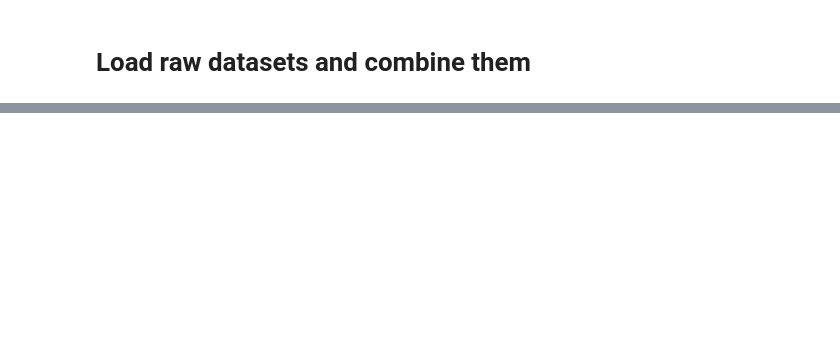
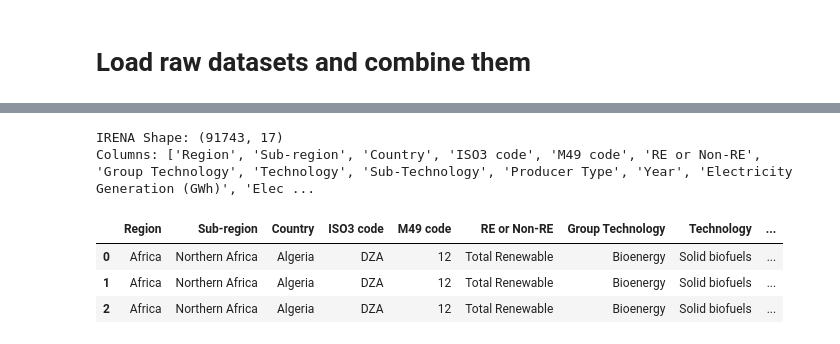
Before and after one commit to SpiralSnowflake/global_energy_analysis, a Jupyter notebook: notebooks/01_data_loading.ipynb, the cells around one changed output, grey strips where cells are left out. Cells and saved outputs as stored; diff of their text form; code cells hidden in the pictures; blank space fills up the shorter version.

```diff
--- a/notebooks/01_data_loading.ipynb
+++ b/notebooks/01_data_loading.ipynb
@@ -42,0 +142,16 @@ UnicodeDecodeError: 'utf-8' codec can't decode byte 0xc0 in position 14: invalid
+# %%
+irena_path = raw_dir / "irena_country.csv"
+
+handler = DataHandler(filepath_list=[])
+irena_raw = handler.load_file(irena_path)
+
+print("IRENA Shape:", irena_raw.shape)
+print("Columns:", irena_raw.columns.tolist())
+irena_raw.head(3)
+# %% [output]
+IRENA Shape: (91743, 17)
+Columns: ['Region', 'Sub-region', 'Country', 'ISO3 code', 'M49 code', 'RE or Non-RE', 'Group Technology', 'Technology', 'Sub-Technology', 'Producer Type', 'Year', 'Electricity Generation (GWh)', 'Elec ...
+|  | Region | Sub-region | Country | ISO3 code | M49 code | RE or Non-RE | Group Technology | Technology | ... |
+| 0 | Africa | Northern Africa | Algeria | DZA | 12 | Total Renewable | Bioenergy | Solid biofuels | ... |
+| 1 | Africa | Northern Africa | Algeria | DZA | 12 | Total Renewable | Bioenergy | Solid biofuels | ... |
+| 2 | Africa | Northern Africa | Algeria | DZA | 12 | Total Renewable | Bioenergy | Solid biofuels | ... |
```
Also changed, not shown: parts of 31 cells of this notebook, 6 other files.
